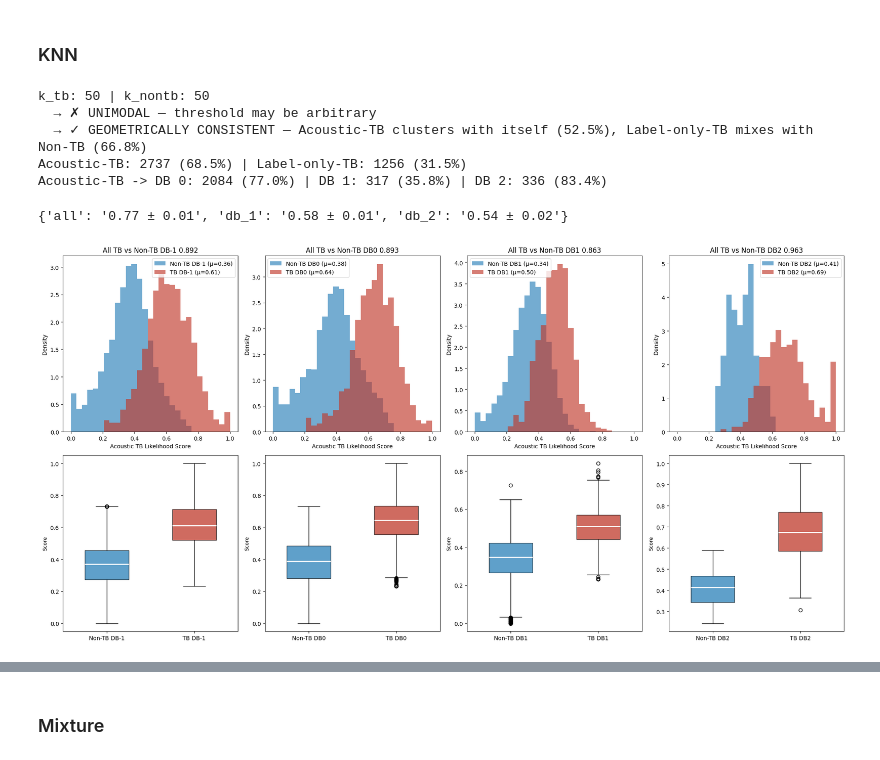
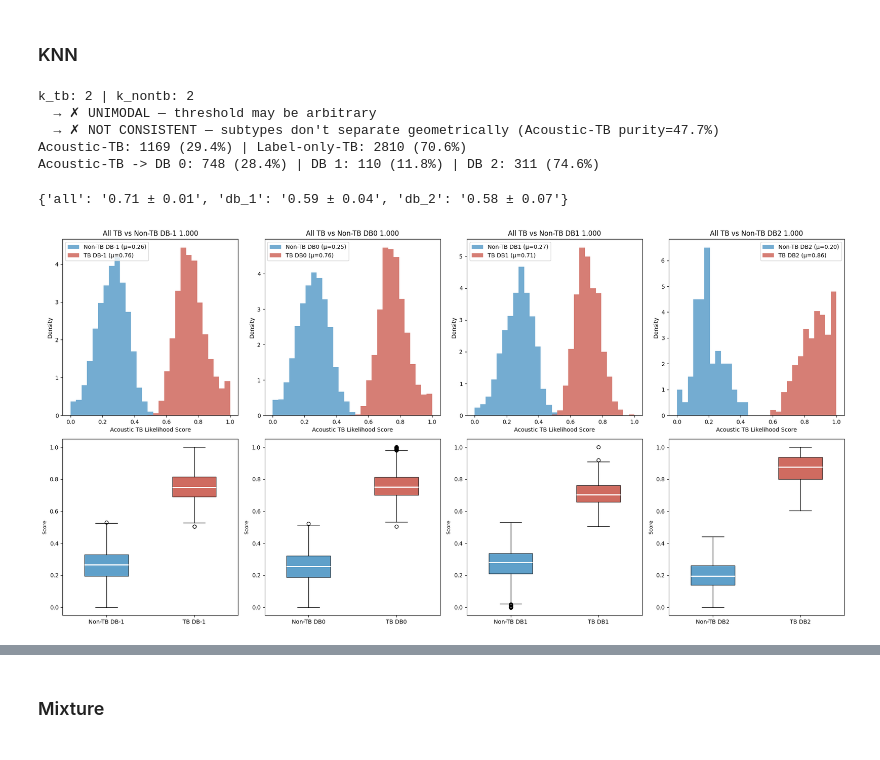
Before and after one commit to arkiven4/NXSCough, a Jupyter notebook: notebooks/qwen_embeddingInnerclass.ipynb, the cells around one changed output, grey strips where cells are left out. Cells and saved outputs as stored; diff of their text form; code cells hidden in the pictures.

```diff
--- a/notebooks/qwen_embeddingInnerclass.ipynb
+++ b/notebooks/qwen_embeddingInnerclass.ipynb
@@ -1533,2 +1690,0 @@ fig.savefig(
-# %%
-df_combine = df_combine[~outlier_mask].reset_index(drop=True)
@@ -1593,40 +1793,40 @@ nontb_emb = emb_reduced[~tb_mask]
 # %%
 """
 k-Nearest Neighbor distance-based acoustic TB likelihood.
 
 Intuition
 ---------
 For each sample, compute:
     d_TB     = mean distance to its k nearest TB neighbors
     d_NonTB  = mean distance to its k nearest Non-TB neighbors
 
 Score = d_NonTB / (d_TB + d_NonTB)
     → high score = closer to TB neighborhood = likely TB
     → low score  = closer to Non-TB neighborhood = likely Non-TB
 
 Makes NO distributional assumptions. Captures non-linear, multi-modal
 cluster structure. Each sample is judged by its local neighborhood,
 not a global decision boundary.
 
 Parameters
 ----------
 Bigger K, More Spread to distribution, make it can overrlap each other
 k : number of neighbors (15–25 works well for large datasets)
 alpha : Balance Density of Each Class, Higher Mean TB ore have coverage, read Sigmoid Function
 """
 
-all_scores["knn_cos"] = knn_tb_score(emb_reduced, tb_mask, automate_k=False, k_tb=50, k_nontb=50, alpha=1, metric="cosine") # k_tb: 3 | k_nontb: 2
+all_scores["knn_cos"] = knn_tb_score(emb_reduced, tb_mask, automate_k=True, k_tb=50, k_nontb=50, alpha=1, metric="cosine") # k_tb: 3 | k_nontb: 2
 validate_acoustic_score_indiv(emb_reduced, disease_labels, all_scores["knn_cos"])
 df_temp = evaluate_acoustic_tb(df_current, all_scores["knn_cos"])
 plot_tb_score_distributions(df_temp, bins=bins, colors=colors)
 # %% [output]
-k_tb: 50 | k_nontb: 50
+k_tb: 2 | k_nontb: 2
   → ✗ UNIMODAL — threshold may be arbitrary
-  → ✓ GEOMETRICALLY CONSISTENT — Acoustic-TB clusters with itself (52.5%), Label-only-TB mixes with Non-TB (66.8%)
-Acoustic-TB: 2737 (68.5%) | Label-only-TB: 1256 (31.5%)
-Acoustic-TB -> DB 0: 2084 (77.0%) | DB 1: 317 (35.8%) | DB 2: 336 (83.4%)
+  → ✗ NOT CONSISTENT — subtypes don't separate geometrically (Acoustic-TB purity=47.7%)
+Acoustic-TB: 1169 (29.4%) | Label-only-TB: 2810 (70.6%)
+Acoustic-TB -> DB 0: 748 (28.4%) | DB 1: 110 (11.8%) | DB 2: 311 (74.6%)
-{'all': '0.77 ± 0.01', 'db_1': '0.58 ± 0.01', 'db_2': '0.54 ± 0.02'}
+{'all': '0.71 ± 0.01', 'db_1': '0.59 ± 0.04', 'db_2': '0.58 ± 0.07'}
-[figure, old version]
+[figure, new version]
 # %%
 all_scores["knn_euc"] = knn_tb_score(emb_reduced, tb_mask, automate_k=False, k_tb=2, k_nontb=2, alpha=6.5, metric="euclidean") # k_tb: 3 | k_nontb: 2
 validate_acoustic_score_indiv(emb_reduced, disease_labels, all_scores["knn_euc"])
```
Also changed, not shown: parts of 40 cells of this notebook, 14 other files.
